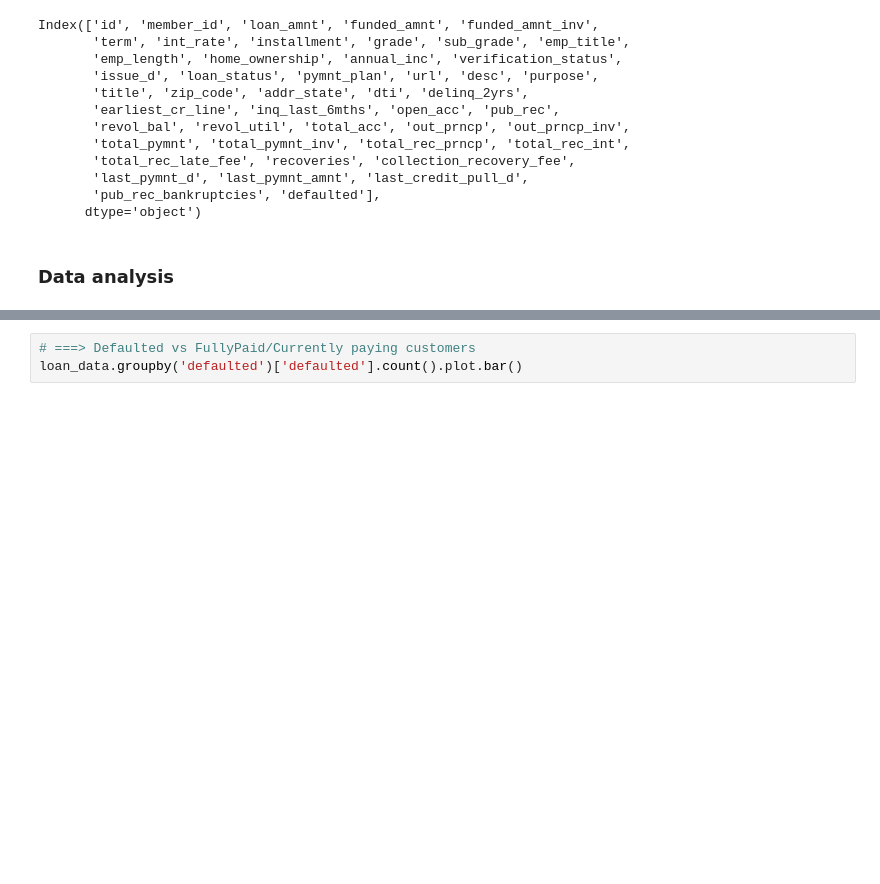
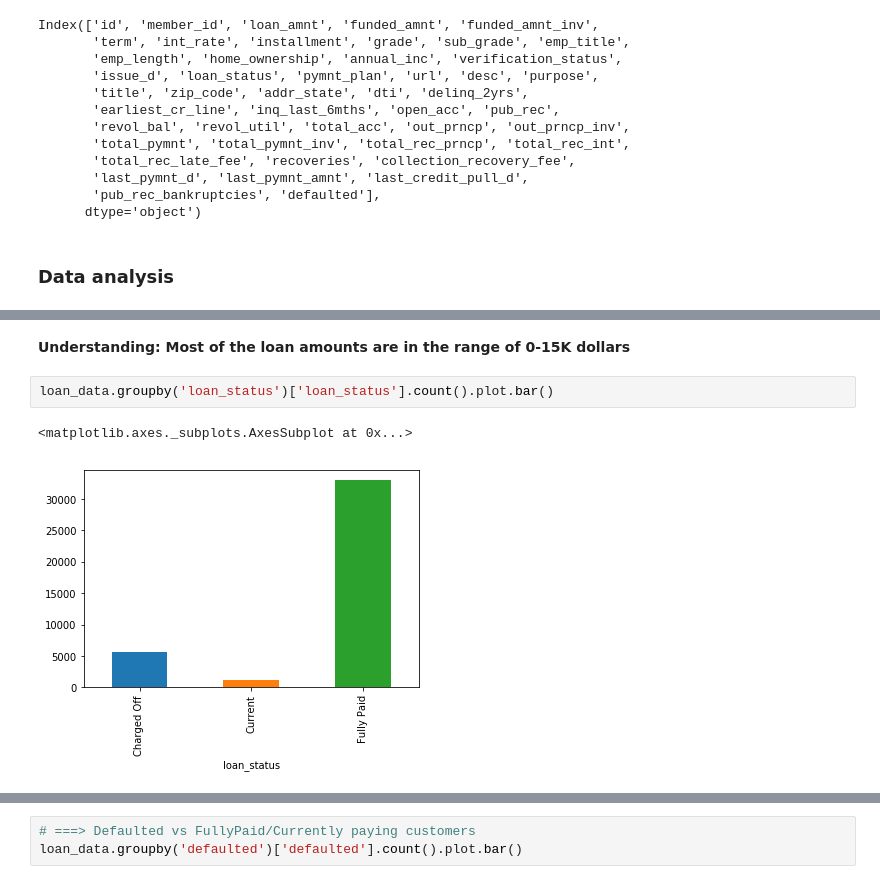
Before and after one commit to iamurali/upgrad_ml_ai, a Jupyter notebook: Lending_Case_Study/EDA_Case_Study.ipynb, the cells around one changed output, grey strips where cells are left out. Drawn from its saved outputs; the diff is of its cells as text; blank space fills up the shorter version.

```diff
--- a/Lending_Case_Study/EDA_Case_Study.ipynb
+++ b/Lending_Case_Study/EDA_Case_Study.ipynb
@@ -293,0 +306,7 @@ Index(['id', 'member_id', 'loan_amnt', 'funded_amnt', 'funded_amnt_inv',
+# %% [markdown]
+**Understanding: Most of the loan amounts are in the range of 0-15K dollars**
+# %%
+loan_data.groupby('loan_status')['loan_status'].count().plot.bar()
+# %% [output]
+<matplotlib.axes._subplots.AxesSubplot at 0x...>
+[figure, added]
```
Also changed, not shown: parts of 27 cells of this notebook.
